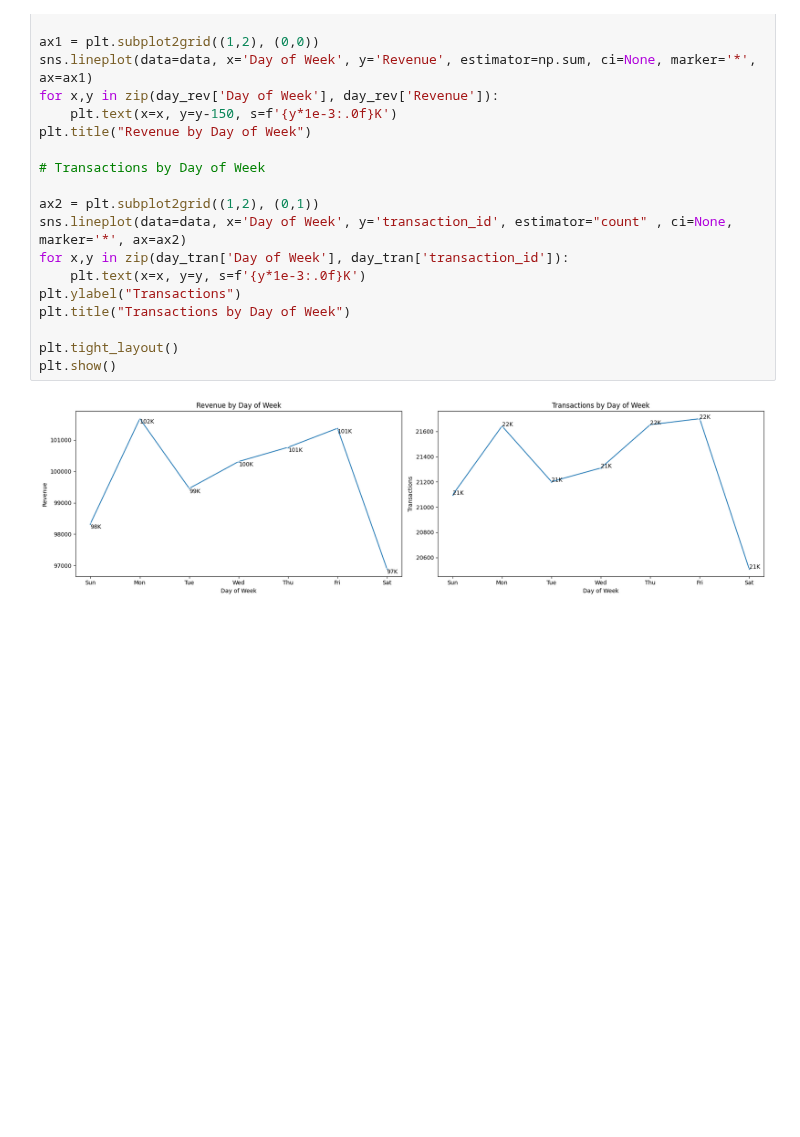
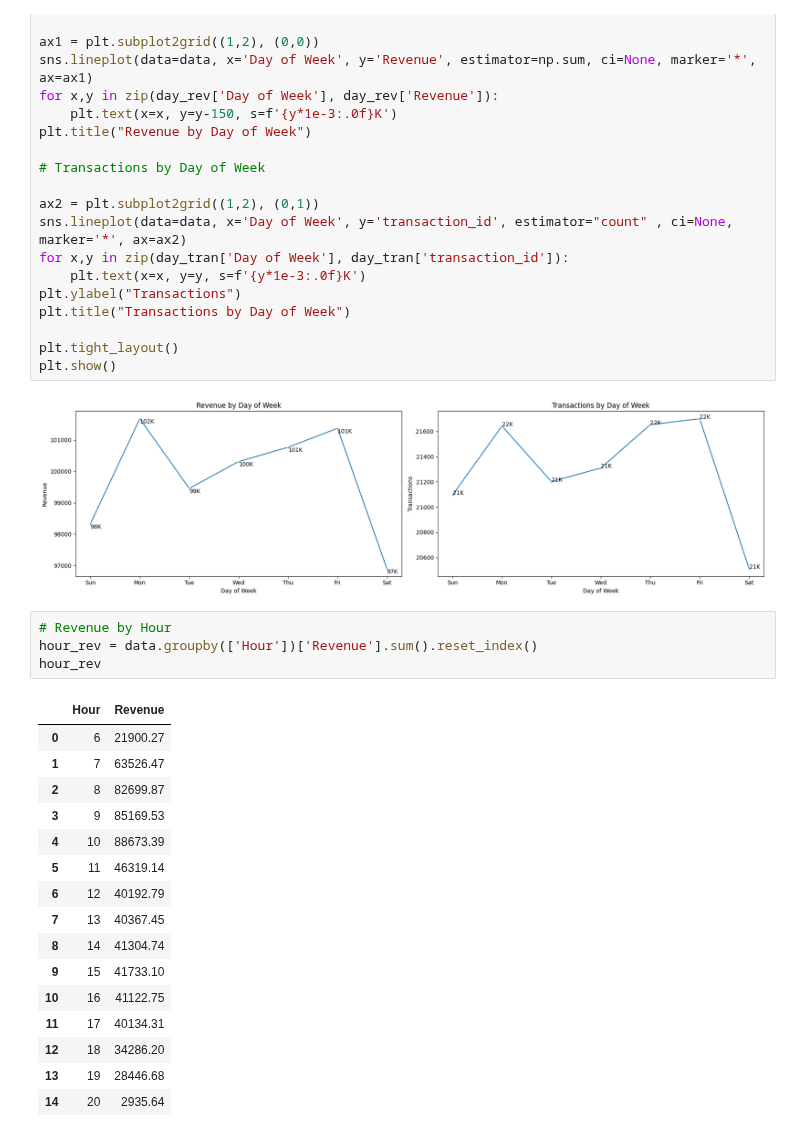
Before and after one commit to Akshay-Paunikar/Maven_Analytics_Challenges, a Jupyter notebook: Projects/Coffee_Shop_Sales/Coffee_Shop_Sales.ipynb, the cells around one changed output. Drawn from its saved outputs; the diff is of its cells as text; blank space fills up the shorter version.

```diff
--- a/Projects/Coffee_Shop_Sales/Coffee_Shop_Sales.ipynb
+++ b/Projects/Coffee_Shop_Sales/Coffee_Shop_Sales.ipynb
@@ -335,3 +335,24 @@ plt.tight_layout()
 plt.show()
 # %% [output]
 [figure]
+# %%
+# Revenue by Hour
+hour_rev = data.groupby(['Hour'])['Revenue'].sum().reset_index()
+hour_rev
+# %% [output]
+|  | Hour | Revenue |
+| 0 | 6 | 21900.27 |
+| 1 | 7 | 63526.47 |
+| 2 | 8 | 82699.87 |
+| 3 | 9 | 85169.53 |
+| 4 | 10 | 88673.39 |
+| 5 | 11 | 46319.14 |
+| 6 | 12 | 40192.79 |
+| 7 | 13 | 40367.45 |
+| 8 | 14 | 41304.74 |
+| 9 | 15 | 41733.10 |
+| 10 | 16 | 41122.75 |
+| 11 | 17 | 40134.31 |
+| 12 | 18 | 34286.20 |
+| 13 | 19 | 28446.68 |
+| 14 | 20 | 2935.64 |
```
Also changed, not shown: parts of 2 cells of this notebook.
